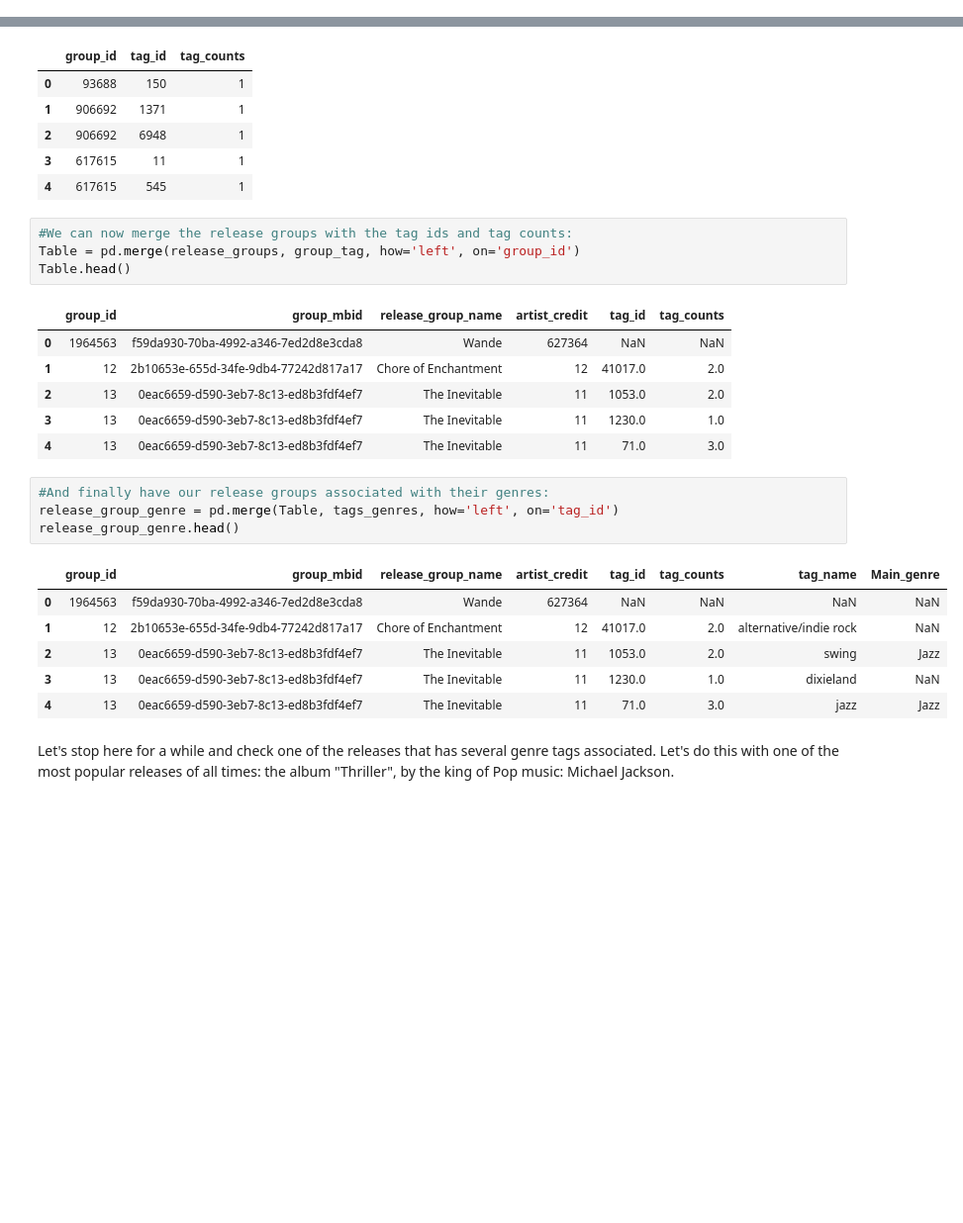
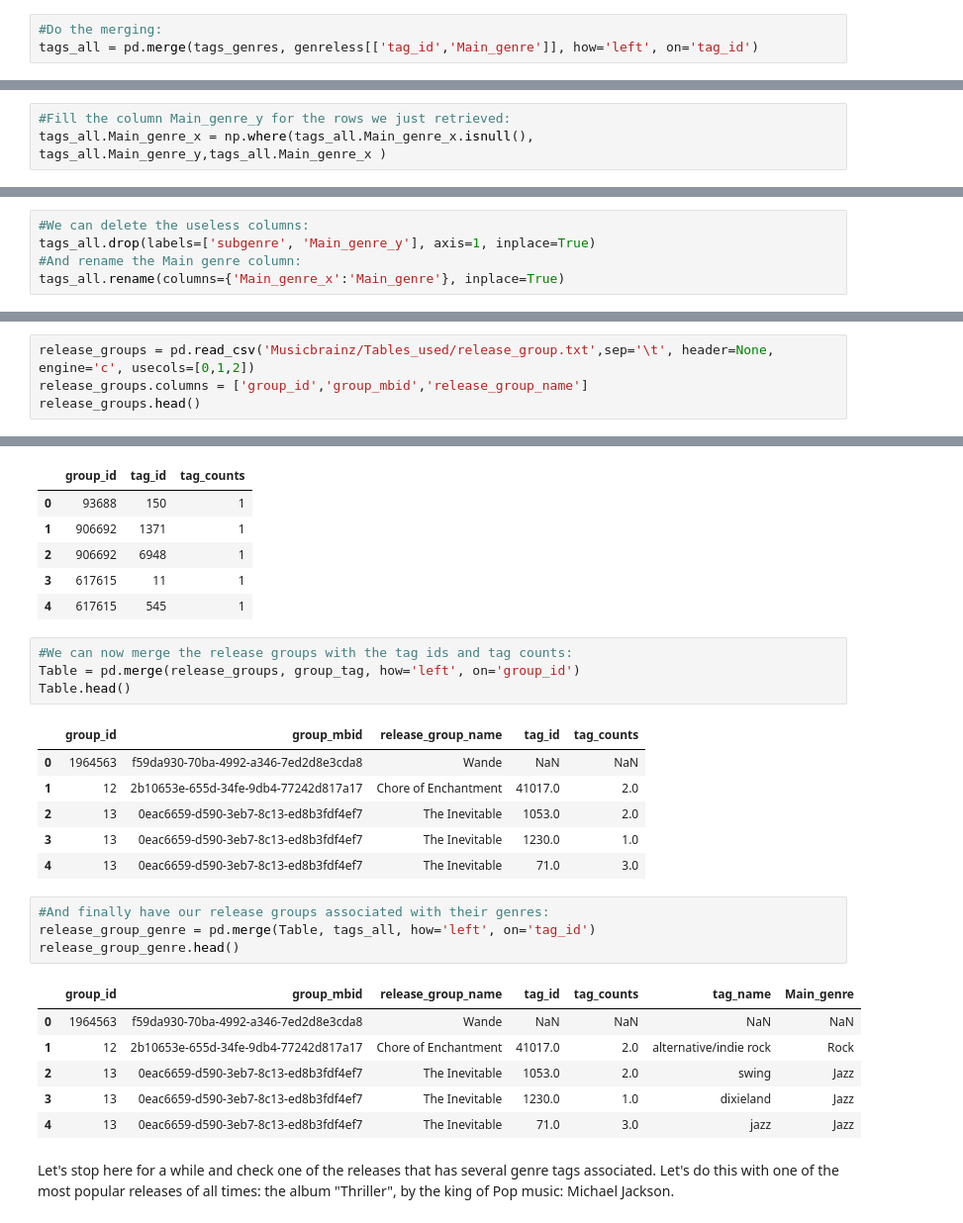
Before and after one commit to AInhoa84/Music_genre_visual_evolution, a Jupyter notebook: Data_gathering_music_genre.ipynb, the cells around one changed output, grey strips where cells are left out. Shown at 99% size. Drawn from its saved outputs; the diff is of its cells as text; blank space fills up the shorter version.

```diff
--- a/Data_gathering_music_genre.ipynb
+++ b/Data_gathering_music_genre.ipynb
@@ -210,0 +480,3 @@ release_groups.head()
+# %%
+#Do the merging:
+tags_all = pd.merge(tags_genres, genreless[['tag_id','Main_genre']], how='left', on='tag_id')
@@ -210,0 +499,3 @@ release_groups.head()
+# %%
+#Fill the column Main_genre_y for the rows we just retrieved:
+tags_all.Main_genre_x = np.where(tags_all.Main_genre_x.isnull(), tags_all.Main_genre_y,tags_all.Main_genre_x )
@@ -210,0 +511,5 @@ release_groups.head()
+# %%
+#We can delete the useless columns:
+tags_all.drop(labels=['subgenre', 'Main_genre_y'], axis=1, inplace=True)
+#And rename the Main genre column:
+tags_all.rename(columns={'Main_genre_x':'Main_genre'}, inplace=True)
@@ -210,0 +533,4 @@ release_groups.head()
+# %%
+release_groups = pd.read_csv('Musicbrainz/Tables_used/release_group.txt',sep='\t', header=None, engine='c', usecols=[0,1,2])
+release_groups.columns = ['group_id','group_mbid','release_group_name']
+release_groups.head()
@@ -232,23 +565,23 @@ group_tag.head()
 Table = pd.merge(release_groups, group_tag, how='left', on='group_id')
 Table.head()
 # %% [output]
-|  | group_id | group_mbid | release_group_name | artist_credit | tag_id | tag_counts |
-| 0 | 1964563 | f59da930-70ba-4992-a346-7ed2d8e3cda8 | Wande | 627364 | NaN | NaN |
-| 1 | 12 | 2b10653e-655d-34fe-9db4-77242d817a17 | Chore of Enchantment | 12 | 41017.0 | 2.0 |
-| 2 | 13 | 0eac6659-d590-3eb7-8c13-ed8b3fdf4ef7 | The Inevitable | 11 | 1053.0 | 2.0 |
-| 3 | 13 | 0eac6659-d590-3eb7-8c13-ed8b3fdf4ef7 | The Inevitable | 11 | 1230.0 | 1.0 |
-| 4 | 13 | 0eac6659-d590-3eb7-8c13-ed8b3fdf4ef7 | The Inevitable | 11 | 71.0 | 3.0 |
+|  | group_id | group_mbid | release_group_name | tag_id | tag_counts |
+| 0 | 1964563 | f59da930-70ba-4992-a346-7ed2d8e3cda8 | Wande | NaN | NaN |
+| 1 | 12 | 2b10653e-655d-34fe-9db4-77242d817a17 | Chore of Enchantment | 41017.0 | 2.0 |
+| 2 | 13 | 0eac6659-d590-3eb7-8c13-ed8b3fdf4ef7 | The Inevitable | 1053.0 | 2.0 |
+| 3 | 13 | 0eac6659-d590-3eb7-8c13-ed8b3fdf4ef7 | The Inevitable | 1230.0 | 1.0 |
+| 4 | 13 | 0eac6659-d590-3eb7-8c13-ed8b3fdf4ef7 | The Inevitable | 71.0 | 3.0 |
 # %%
 #And finally have our release groups associated with their genres:
-release_group_genre = pd.merge(Table, tags_genres, how='left', on='tag_id')
+release_group_genre = pd.merge(Table, tags_all, how='left', on='tag_id')
 release_group_genre.head()
 # %% [output]
-|  | group_id | group_mbid | release_group_name | artist_credit | tag_id | tag_counts | tag_name | Main_genre |
-| 0 | 1964563 | f59da930-70ba-4992-a346-7ed2d8e3cda8 | Wande | 627364 | NaN | NaN | NaN | NaN |
-| 1 | 12 | 2b10653e-655d-34fe-9db4-77242d817a17 | Chore of Enchantment | 12 | 41017.0 | 2.0 | alternative/indie rock | NaN |
-| 2 | 13 | 0eac6659-d590-3eb7-8c13-ed8b3fdf4ef7 | The Inevitable | 11 | 1053.0 | 2.0 | swing | Jazz |
-| 3 | 13 | 0eac6659-d590-3eb7-8c13-ed8b3fdf4ef7 | The Inevitable | 11 | 1230.0 | 1.0 | dixieland | NaN |
-| 4 | 13 | 0eac6659-d590-3eb7-8c13-ed8b3fdf4ef7 | The Inevitable | 11 | 71.0 | 3.0 | jazz | Jazz |
+|  | group_id | group_mbid | release_group_name | tag_id | tag_counts | tag_name | Main_genre |
+| 0 | 1964563 | f59da930-70ba-4992-a346-7ed2d8e3cda8 | Wande | NaN | NaN | NaN | NaN |
+| 1 | 12 | 2b10653e-655d-34fe-9db4-77242d817a17 | Chore of Enchantment | 41017.0 | 2.0 | alternative/indie rock | Rock |
+| 2 | 13 | 0eac6659-d590-3eb7-8c13-ed8b3fdf4ef7 | The Inevitable | 1053.0 | 2.0 | swing | Jazz |
+| 3 | 13 | 0eac6659-d590-3eb7-8c13-ed8b3fdf4ef7 | The Inevitable | 1230.0 | 1.0 | dixieland | Jazz |
+| 4 | 13 | 0eac6659-d590-3eb7-8c13-ed8b3fdf4ef7 | The Inevitable | 71.0 | 3.0 | jazz | Jazz |
 # %% [markdown]
 Let's stop here for a while and check one of the releases that has several genre tags associated. Let's do this with one of the most popular releases of all times: the album "Thriller", by the king of Pop music: Michael Jackson.
 # %%
```
Also changed, not shown: parts of 145 cells of this notebook, 1 other file.
